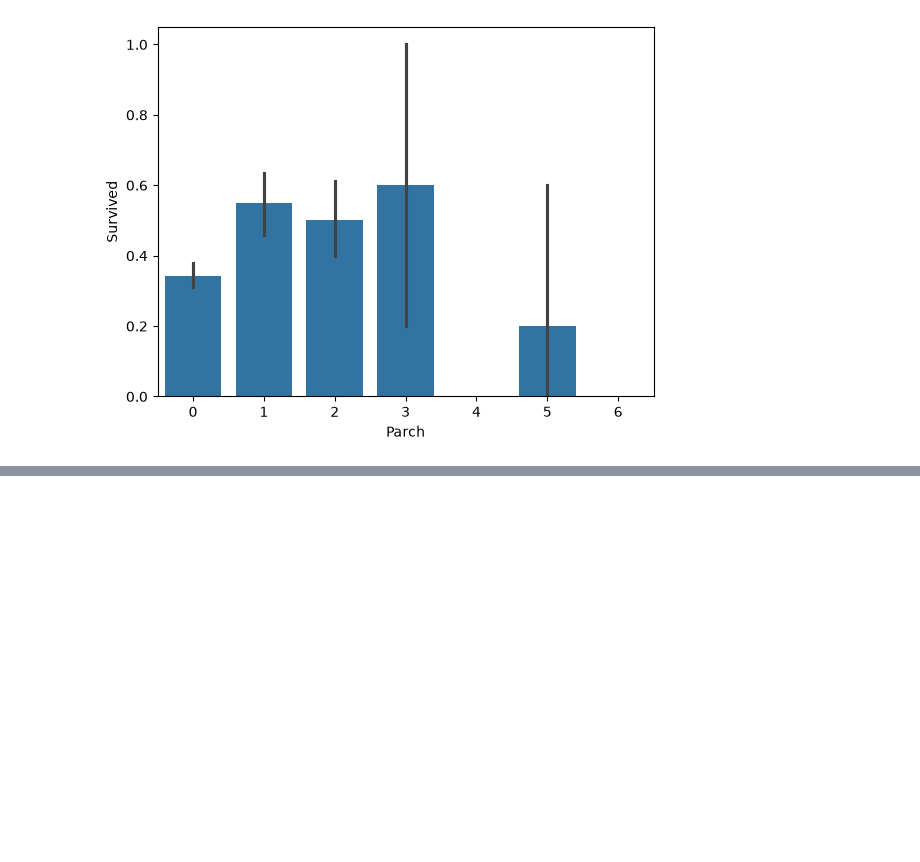
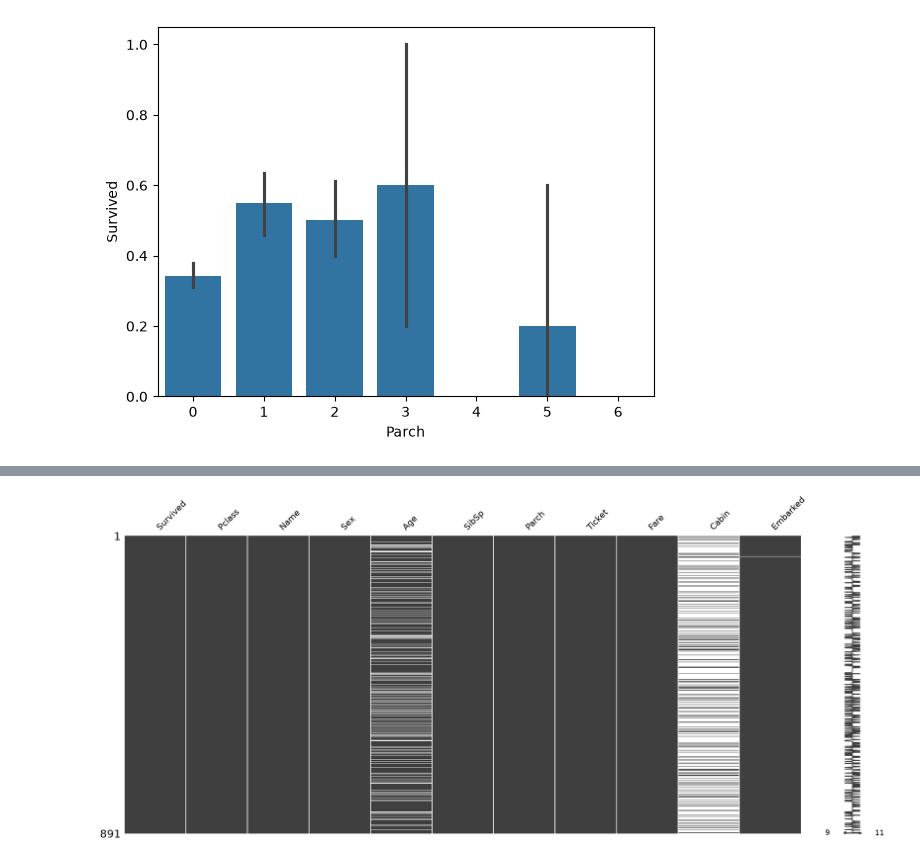
Before and after one commit to WillardDev/Machine_Learning_Foundation, a Jupyter notebook: Data_Cleaning.ipynb, the cells around one changed output, grey strips where cells are left out. Drawn from its saved outputs; the diff is of its cells as text; code cells hidden in the pictures; blank space fills up the shorter version.

```diff
--- a/Data_Cleaning.ipynb
+++ b/Data_Cleaning.ipynb
@@ -136,0 +181,5 @@ plt.show()
+# %%
+msno.matrix(df1)
+plt.show()
+# %% [output]
+[figure, added]
```
Also changed, not shown: parts of 12 cells of this notebook.
